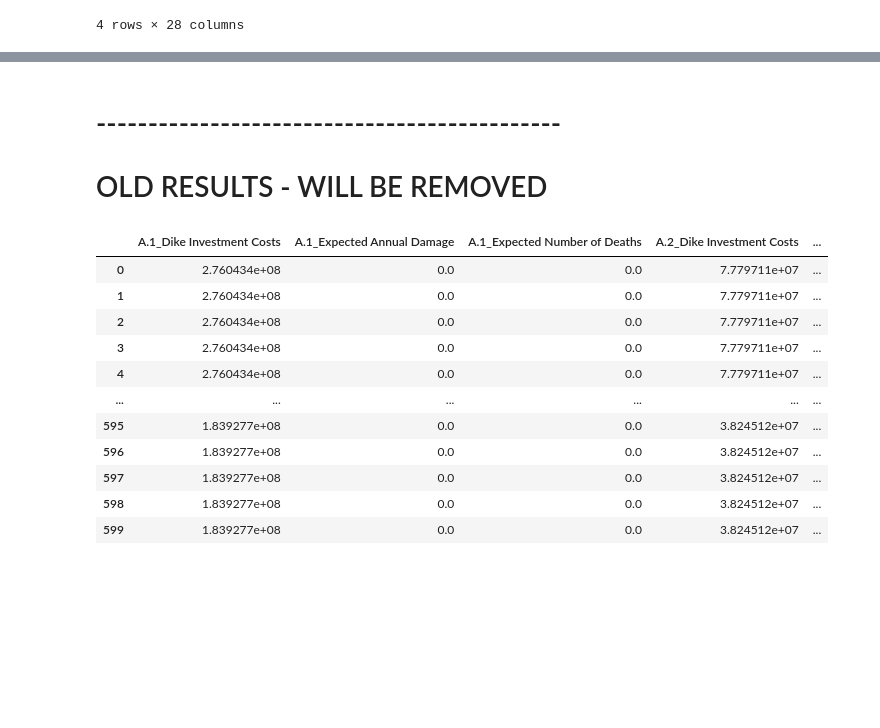
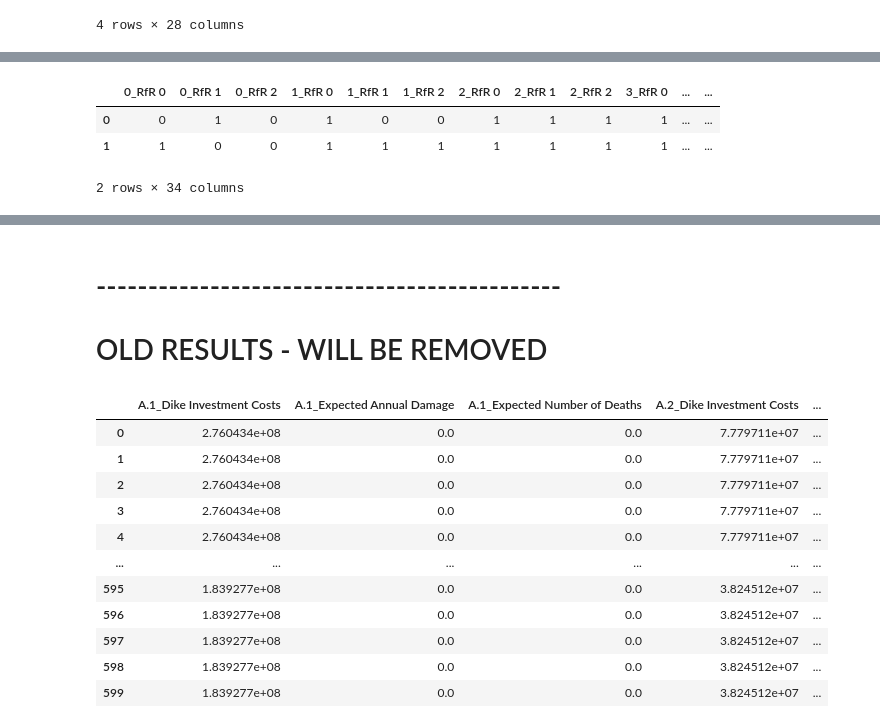
Before and after one commit to PancakeBun/epa141A_Labs_Group_Asians, a Jupyter notebook: final assignment/analysis.ipynb, the cells around one changed output, grey strips where cells are left out. Cells and saved outputs as stored; diff of their text form; code cells hidden in the pictures; blank space fills up the shorter version.

```diff
--- a/final assignment/analysis.ipynb
+++ b/final assignment/analysis.ipynb
@@ -423,2 +572,26 @@ using scenarios from CART results
+# %%
+reference_values = {
+        "Bmax": 175,
+        "Brate": 1.5,
+        "pfail": 0.5,
+        "ID flood wave shape": 4,
+        "planning steps": 2,
+    }
+reference_values.update({f"discount rate {n}": 3.5 for n in planning_step})
+scen1 = {}
+
+for key in dike_model.uncertainties:
+    name_split = key.name.split("_")
+
+    if len(name_split) == 1:
+        scen1.update({key.name: reference_values[key.name]})
+
+    else:
+        scen1.update({key.name: reference_values[name_split[1]]})
+
+for key in scenarios_dict['box 1']:
+    scen1.update({key: scenarios_dict['box 1'][key]})
+
+ref_scenario = Scenario("reference", **scen1)
 # %%
 convergence_metrics = [ArchiveLogger(
@@ -435,0 +654,7 @@ constraints = [Constraint("max pollution", outcome_names="max_P",
+# %%
+results
+# %% [output]
+|  | 0_RfR 0 | 0_RfR 1 | 0_RfR 2 | 1_RfR 0 | 1_RfR 1 | 1_RfR 2 | 2_RfR 0 | 2_RfR 1 | 2_RfR 2 | 3_RfR 0 | ... | ... |
+| 0 | 0 | 1 | 0 | 1 | 0 | 0 | 1 | 1 | 1 | 1 | ... | ... |
+| 1 | 1 | 0 | 0 | 1 | 1 | 1 | 1 | 1 | 1 | 1 | ... | ... |
+2 rows × 34 columns
```
Also changed, not shown: parts of 14 cells of this notebook, 4 other files.
